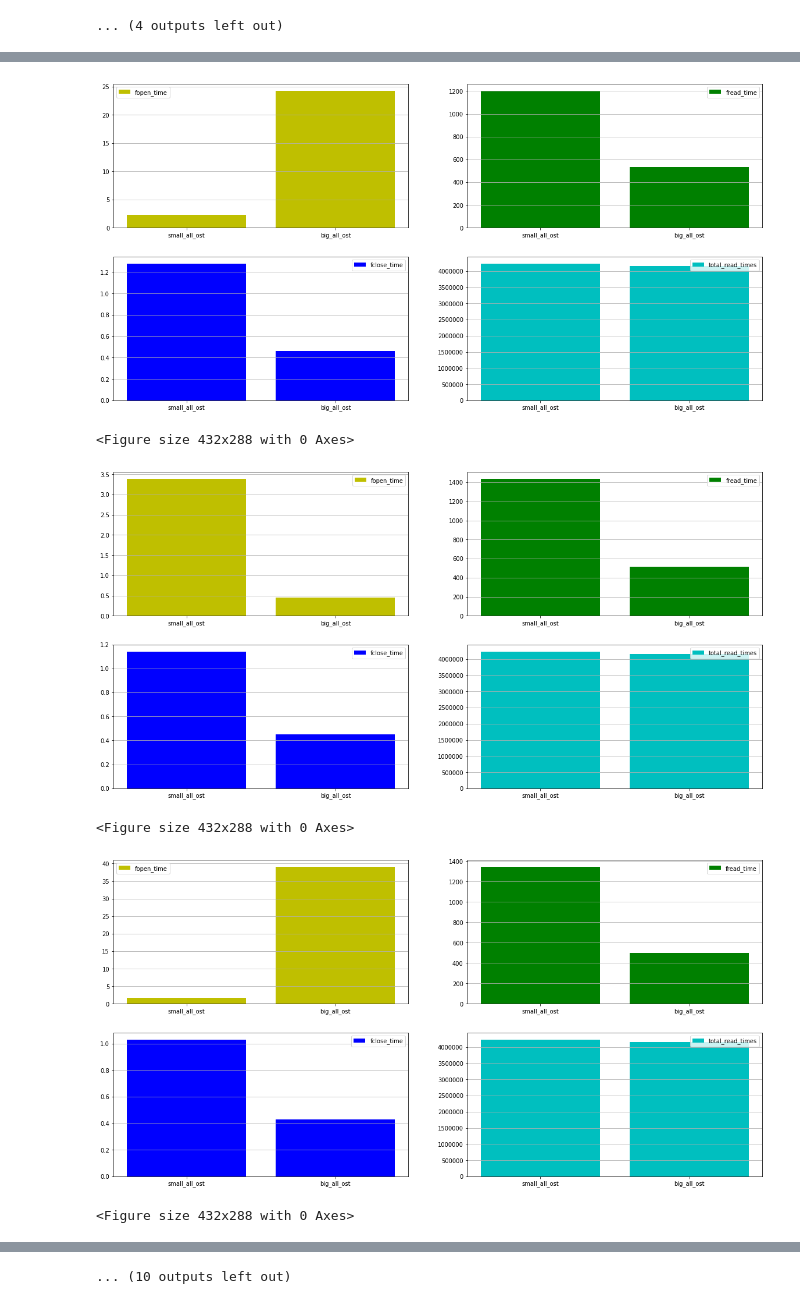
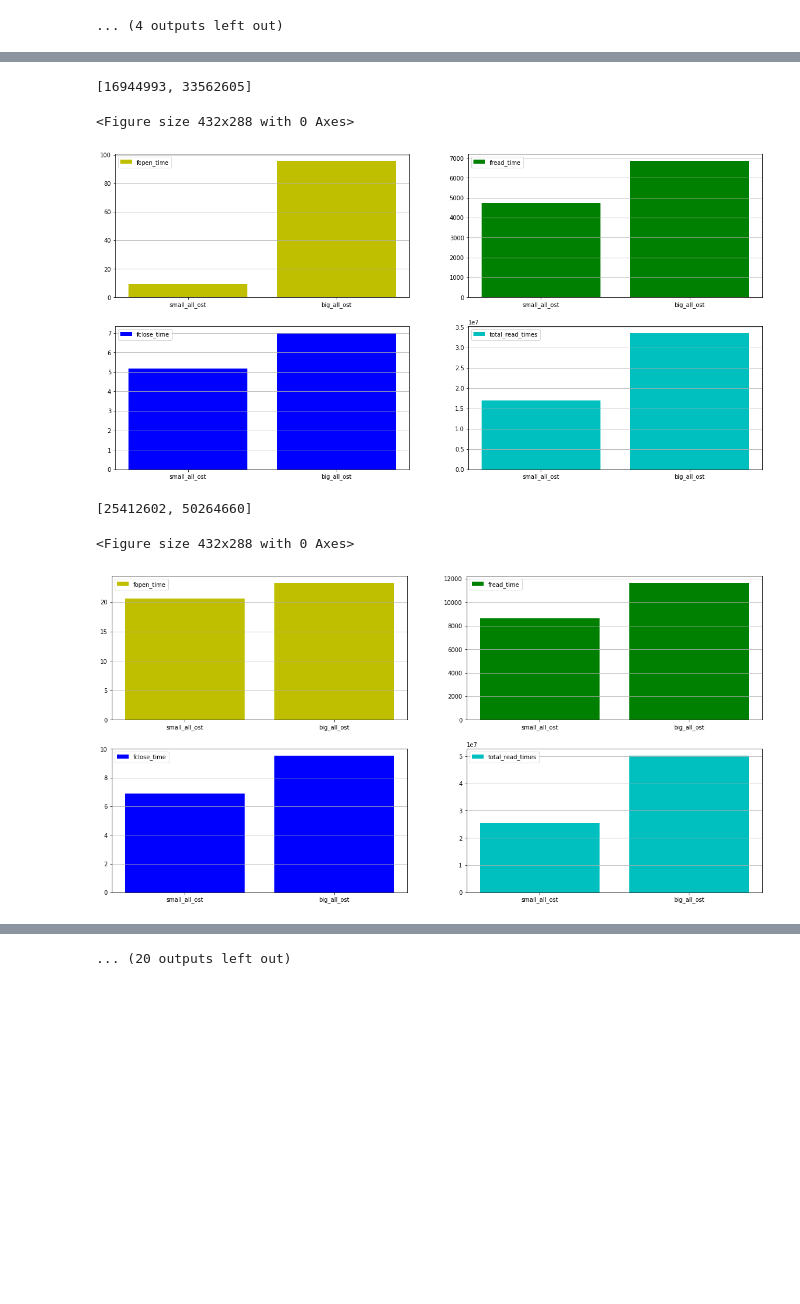
Before and after one commit to liuyuanlai/DTNSpeedTest, a Jupyter notebook: jupyter/parse_mpi_fread_result.ipynb, the cells around one changed output, grey strips where cells are left out. Drawn from its saved outputs; the diff is of its cells as text; code cells hidden in the pictures; blank space fills up the shorter version.

```diff
--- a/jupyter/parse_mpi_fread_result.ipynb
+++ b/jupyter/parse_mpi_fread_result.ipynb
@@ -280,21 +280,21 @@ def np_plot(fot_s, frt_s, fct_s, trt_s, title):
     plt.legend()
     plt.show()
 # %%
-def parse_mpi_fread_result_vary_np(file, nps):
+def parse_mpi_fread_result_vary_np(file, nps, nc = 10):
     count = 0
     with open(file, 'r') as f:
         elapsed_time_np = []
         for np in nps:
-            total_elapsed_time = [0] * np
-            fopen_time = [0] * np
-            fread_time = [0] * np
-            fclose_time = [0] * np
-            total_read_size = [0] * np
-            total_read_times = [0] * np
+            total_elapsed_time = [0] * nc
+            fopen_time = [0] * nc
+            fread_time = [0] * nc
+            fclose_time = [0] * nc
+            total_read_size = [0] * nc
+            total_read_times = [0] * nc
             f.readline()
             count += 1
             tet, fot, frt, fct, trs, trt = [], [], [], [], [], []
-            elapsed_time = [0] * 3
+            elapsed_time = [0] * 2
             for data in range(2):
                 line = f.readline()
                 line = ''.join(c for c in line if c.isdigit())
@@ -311,17 +311,17 @@ def parse_mpi_fread_result_vary_np(file, nps):
                         count += 1
                         line = ''.join(c for c in line if c.isdigit())
                         #print(int(line))
-                        fopen_time[idx] = int(line)
+                        fopen_time[idx] += int(line)
 
                         line = f.readline()
                         count += 1
                         line = ''.join(c for c in line if c.isdigit())
-                        fread_time[idx] = int(line)
+                        fread_time[idx] += int(line)
 
                         line = f.readline()
                         count += 1
                         line = ''.join(c for c in line if c.isdigit())
-                        fclose_time[idx] = int(line)
+                        fclose_time[idx] += int(line)
 
                         for i in range(3):
                             f.readline() #total sleep time, elapsed time, missing time
@@ -330,7 +330,7 @@ def parse_mpi_fread_result_vary_np(file, nps):
                         line = f.readline()
                         count += 1
                         line = ''.join(c for c in line if c.isdigit())
-                        total_read_size[idx] = int(line)
+                        total_read_size[idx] += int(line)
 
                         f.readline() #total files, sleep count, "==="
                         count += 1
@@ -338,7 +338,7 @@ def parse_mpi_fread_result_vary_np(file, nps):
                         line = f.readline()
                         count += 1
                         line = ''.join(c for c in line if c.isdigit())
-                        total_read_times[idx] = int(line)
+                        total_read_times[idx] += int(line)
                         f.readline()
                         count += 1
                     except:
@@ -359,8 +359,10 @@ def parse_mpi_fread_result_vary_np(file, nps):
             fct_s = [sum(i)/1e6 for i in fct]
             trs_s = [sum(i) for i in trs]
             trt_s = [sum(i) for i in trt]
+            print(trt_s)
             np_plot(fot_s, frt_s, fct_s, trt_s, str(np))
-    print(elapsed_time_np)
+
+    print(trt)
     #s5o_elepased_time_np = [l[0] for l in elapsed_time_np]
     sao_elepased_time_np = [l[0] for l in elapsed_time_np]
     bao_elepased_time_np = [l[1] for l in elapsed_time_np]
@@ -444,5 +446,5 @@ parse_mpi_fread_result_vary_np(file, [10, 20, 40, 60, 80, 100, 200])
 ... (4 outputs left out)
 # %%
 file = "/global/homes/y/yuanlai/workspace/DTNSpeedTest/mpi_fread_test/mira/mira_vary_np_test1.txt"
-parse_mpi_fread_result_vary_np(file, [12, 24, 48, 72, 96, 120, 240, 480, 720, 960])
+parse_mpi_fread_result_vary_np(file, [12, 24, 48, 72, 96, 120, 240, 480, 720, 960], 12)
 # %% [output]
@@ -454,6 +457,6 @@ parse_mpi_fread_result_vary_np(file, [12, 24, 48, 72, 96, 120, 240, 480, 720, 96
+[16944993, 33562605]
+<Figure size 432x288 with 0 Axes>
-[figure, old version]
+[figure, new version]
-<Figure size 432x288 with 0 Axes>
+[25412602, 50264660]
+<Figure size 432x288 with 0 Axes>
-[figure, old version]
+[figure, new version]
-<Figure size 432x288 with 0 Axes>
-[figure, removed]
-<Figure size 432x288 with 0 Axes>
@@ -461 +463 @@ parse_mpi_fread_result_vary_np(file, [12, 24, 48, 72, 96, 120, 240, 480, 720, 96
-... (10 outputs left out)
+... (20 outputs left out)
```
Also changed, not shown: parts of 1 cell of this notebook, 7 other files.
